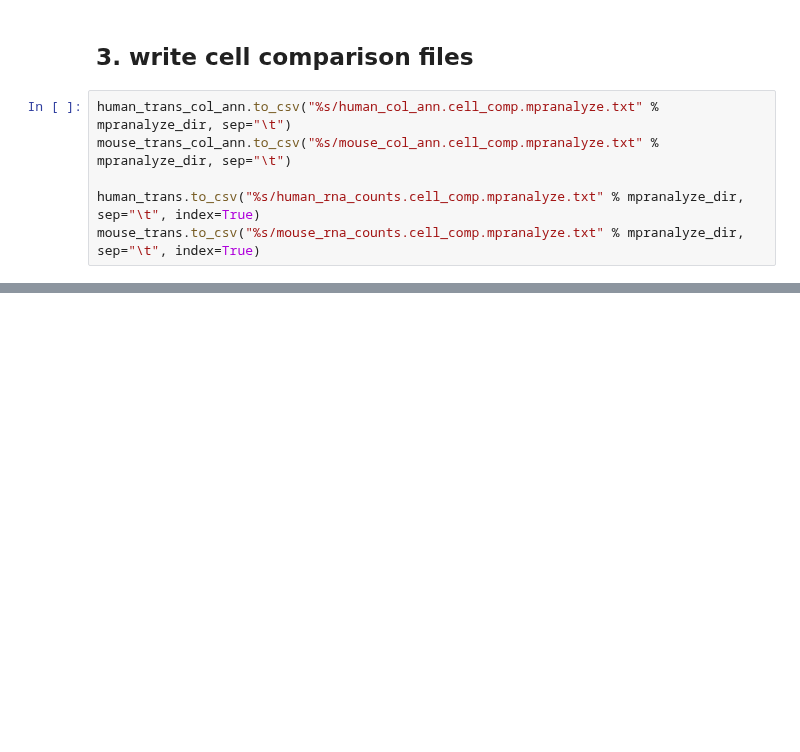
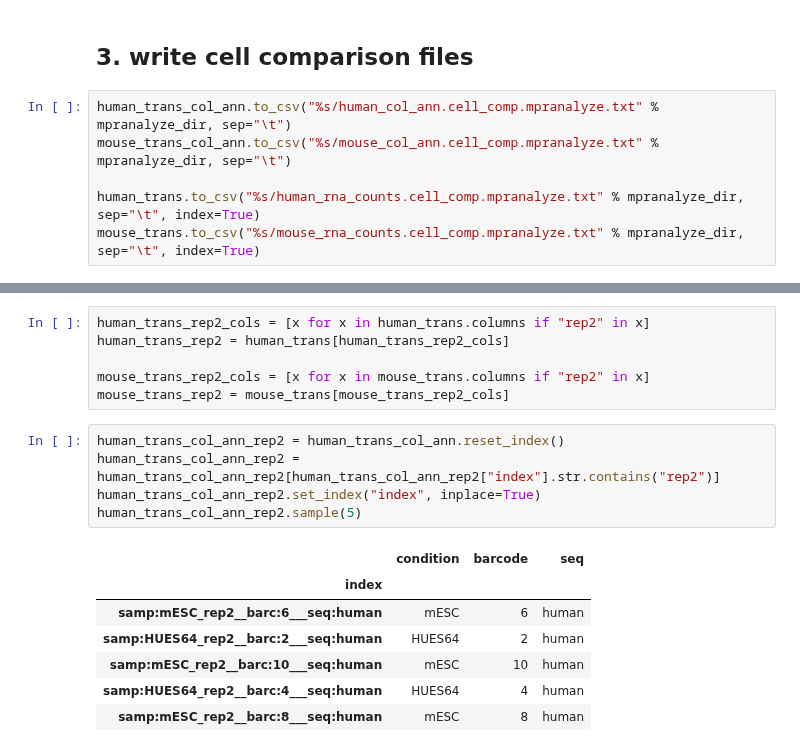
Before and after one commit to kmattioli/2019__cis_trans_MPRA, a Jupyter notebook: analysis/01__mpra/04__preprocess_mpranalyze_comp/04__preprocess_mpranalyze_comp.ipynb, the cells around one changed output, grey strips where cells are left out. Drawn from its saved outputs; the diff is of its cells as text; blank space fills up the shorter version.

Commit message:
adding cross replicate analysis and cis/trans correlation plot

```diff
--- a/analysis/01__mpra/04__preprocess_mpranalyze_comp/04__preprocess_mpranalyze_comp.ipynb
+++ b/analysis/01__mpra/04__preprocess_mpranalyze_comp/04__preprocess_mpranalyze_comp.ipynb
@@ -868,0 +926,19 @@ mouse_trans.to_csv("%s/mouse_rna_counts.cell_comp.mpranalyze.txt" % mpranalyze_d
+# %%
+human_trans_rep2_cols = [x for x in human_trans.columns if "rep2" in x]
+human_trans_rep2 = human_trans[human_trans_rep2_cols]
+
+mouse_trans_rep2_cols = [x for x in mouse_trans.columns if "rep2" in x]
+mouse_trans_rep2 = mouse_trans[mouse_trans_rep2_cols]
+# %%
+human_trans_col_ann_rep2 = human_trans_col_ann.reset_index()
+human_trans_col_ann_rep2 = human_trans_col_ann_rep2[human_trans_col_ann_rep2["index"].str.contains("rep2")]
+human_trans_col_ann_rep2.set_index("index", inplace=True)
+human_trans_col_ann_rep2.sample(5)
+# %% [output]
+|  | condition | barcode | seq |
+| index |  |  |  |
+| samp:mESC_rep2__barc:6___seq:human | mESC | 6 | human |
+| samp:HUES64_rep2__barc:2___seq:human | HUES64 | 2 | human |
+| samp:mESC_rep2__barc:10___seq:human | mESC | 10 | human |
+| samp:HUES64_rep2__barc:4___seq:human | HUES64 | 4 | human |
+| samp:mESC_rep2__barc:8___seq:human | mESC | 8 | human |
```
Also changed, not shown: parts of 9 cells of this notebook, 18 other files.
